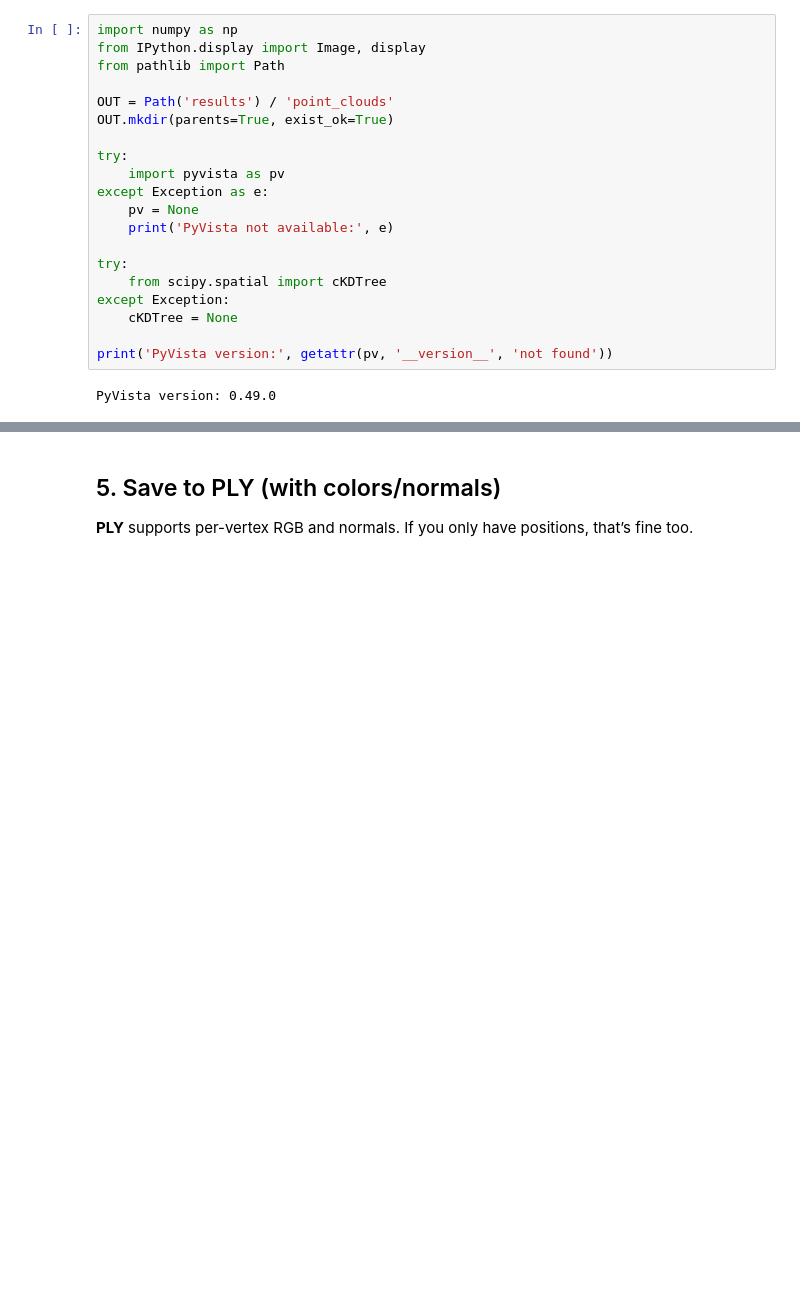
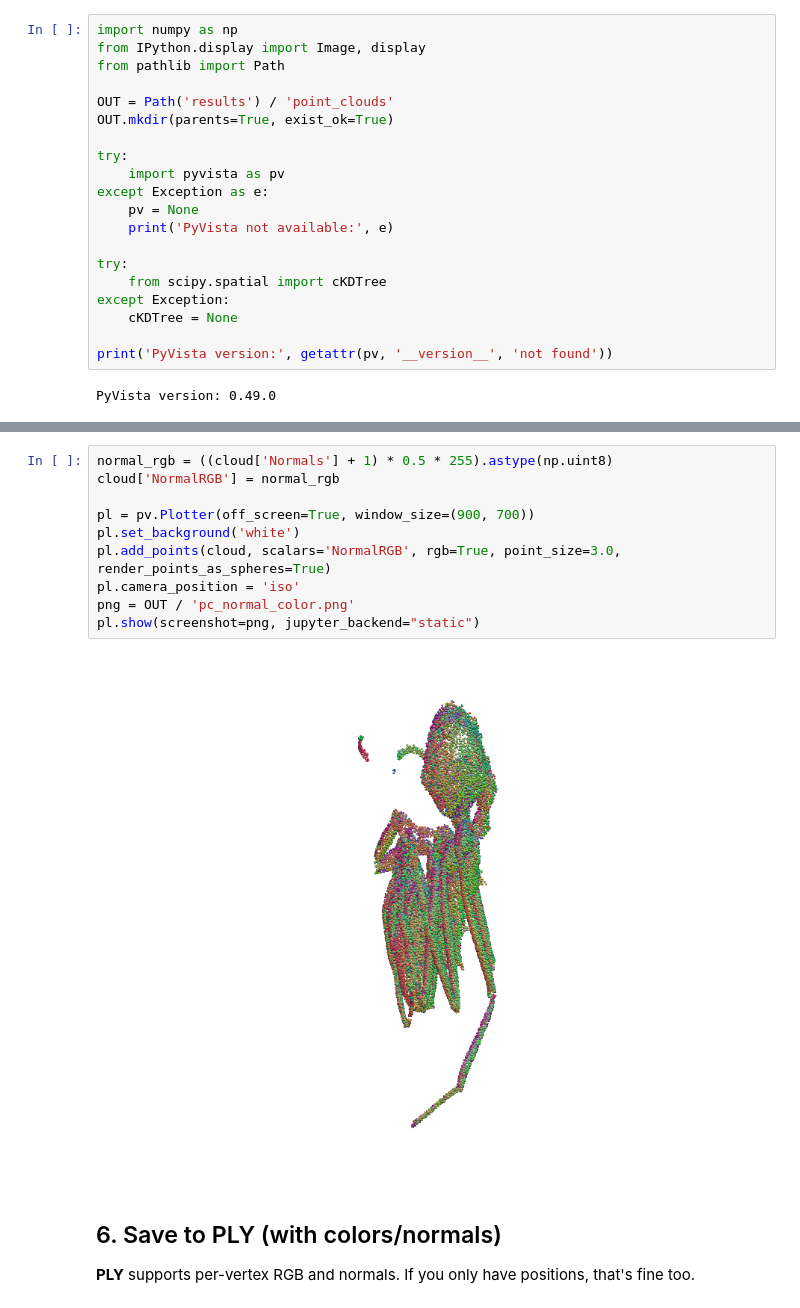
Before and after one commit to ida-mdc/workshop-visualization, a Jupyter notebook: notebooks/point_clouds_tutorial.ipynb, the cells around one changed output, grey strips where cells are left out. Saved outputs shown, nothing was run; the diff lists cells and outputs as text; blank space fills up the shorter version.

```diff
--- a/notebooks/point_clouds_tutorial.ipynb
+++ b/notebooks/point_clouds_tutorial.ipynb
@@ -209,3 +158,16 @@ pl.show(screenshot=png, jupyter_backend="static")
+# %%
+normal_rgb = ((cloud['Normals'] + 1) * 0.5 * 255).astype(np.uint8)
+cloud['NormalRGB'] = normal_rgb
+
+pl = pv.Plotter(off_screen=True, window_size=(900, 700))
+pl.set_background('white')
+pl.add_points(cloud, scalars='NormalRGB', rgb=True, point_size=3.0, render_points_as_spheres=True)
+pl.camera_position = 'iso'
+png = OUT / 'pc_normal_color.png'
+pl.show(screenshot=png, jupyter_backend="static")
+# %% [output]
+[figure, added]
 # %% [markdown]
-## 5. Save to PLY (with colors/normals)
-**PLY** supports per-vertex RGB and normals. If you only have positions, that’s fine too.
+## 6. Save to PLY (with colors/normals)
+**PLY** supports per-vertex RGB and normals. If you only have positions,
+that's fine too.
```
Also changed, not shown: parts of 29 cells of this notebook, 40 other files.
